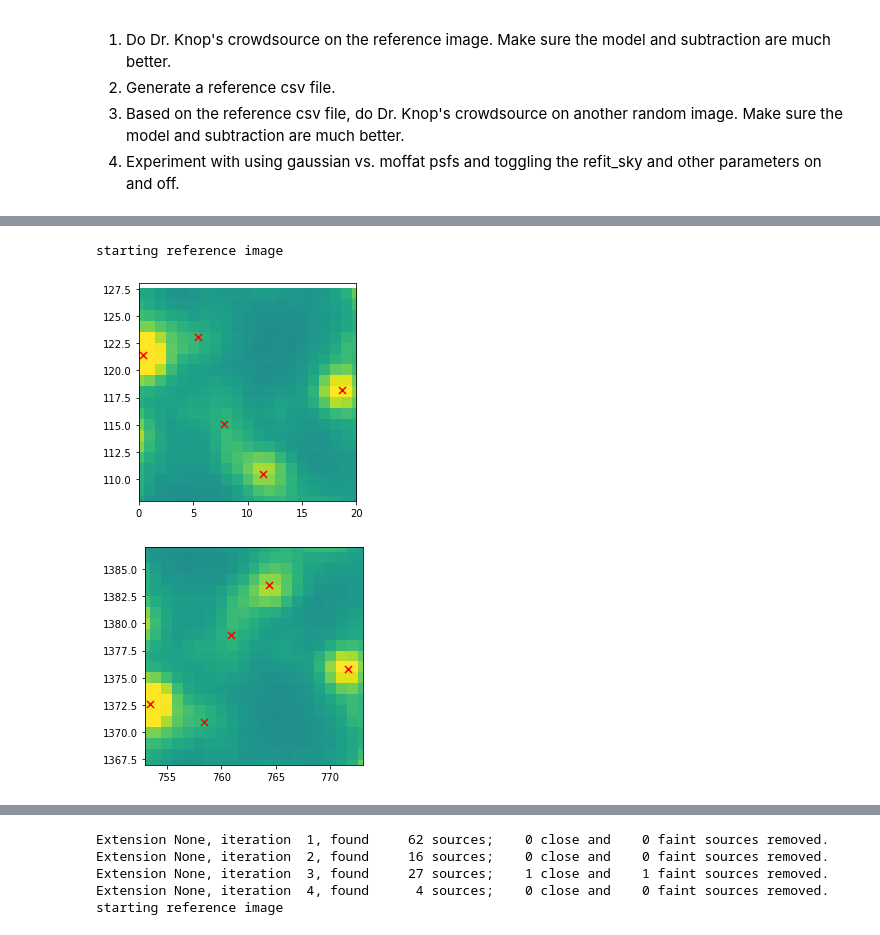
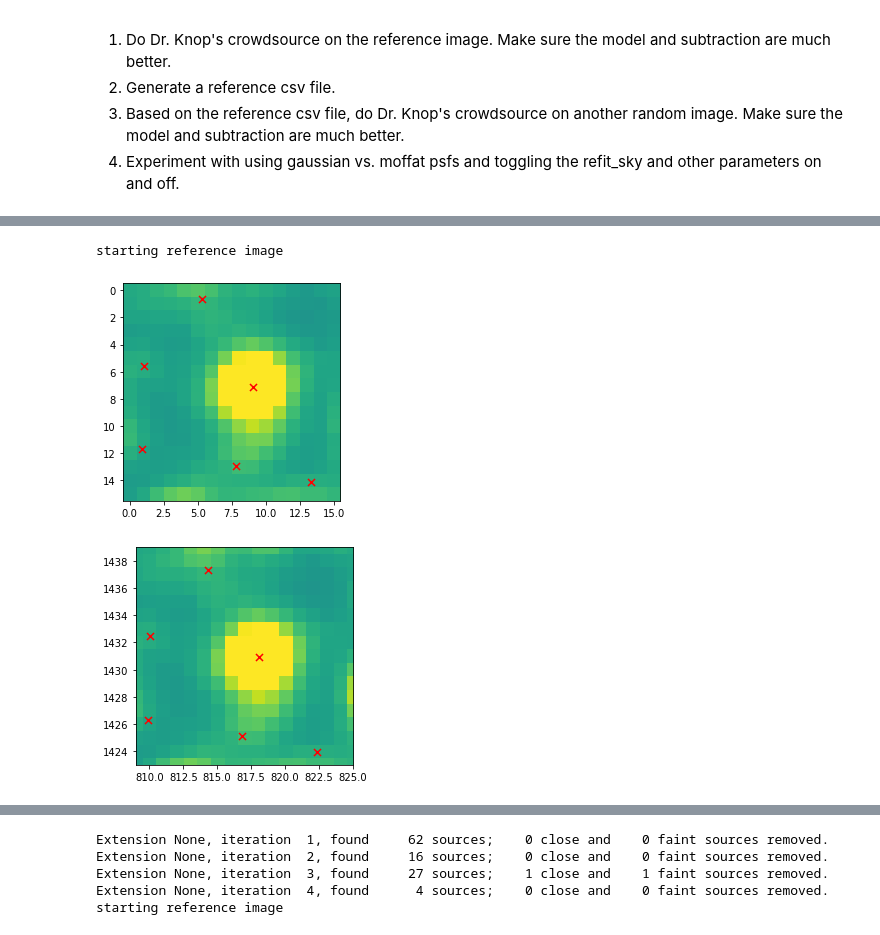
Before and after one commit to GarimaPrabhakar/crowdsource-practice, a Jupyter notebook: crowdsource/run.ipynb, the cells around one changed output, grey strips where cells are left out. Drawn from its saved outputs; the diff is of its cells as text; code cells hidden in the pictures.

```diff
--- a/crowdsource/run.ipynb
+++ b/crowdsource/run.ipynb
@@ -31,7 +36,7 @@ c.close()
 # %%
 # STEP 1: Get Reference Image Centered on Ra/Dec
 
-s = 64
+s = 8
 radec = (270.31177, -28.776405) # Updated ra/dec manually
 radec = (270.31178, -28.77640)
 
@@ -41,9 +46,8 @@ weighthdul = fits.open(wref_fp)
 # imhdul = fits.open(imfnames[0]) # get a file
 # weighthdul = fits.open(wfnames[0])
 
-
 q = Quadrant(imhdul, (2*s, 2*s)) # start a tile
-xrel, yrel = q.get_rel_xy((radec[0], radec[1]))
+xrel, yrel = q.get_rel_xy((radec[0], radec[1])) # change this to get_rel_center because it only does this with a centering...!!!
 
 
 # PLOT QUADRANT IMAGE
@@ -56,6 +60,7 @@ plt.scatter(xrel, yrel, s=50, color = "red", alpha = 1) # plot the center and th
 plt.show()
 
 vmin, vmax = ZScaleInterval().get_limits(weighthdul[1].data)
+# vmin, vmax = -1600, 1600
 plt.imshow(weight, vmin=vmin, vmax=vmax)
 plt.scatter(xrel, yrel, s=50, color = "red", alpha = 1) # plot the center and the x/y for ra/dec
 plt.show()
@@ -119,12 +129,11 @@ plt.scatter(pars[0]["y"], pars[0]["x"], s=50, color = "red", alpha = 1, marker =
 # plt.xlim(40, 128-40)
 # plt.ylim(40, 128-40)
 
-plt.xlim(0, 20)
-plt.ylim(128-20, 128)
+# plt.xlim(0, 64)
+# plt.ylim(128, 128-64)
 # plt.xlim(0, 20)
 # plt.ylim(0, 20)
 plt.show()
-
 
 
 # Calculate the full positions
@@ -137,37 +146,39 @@ x = ypre
 
 ypre = y + s - 1
 
 # ypre = y + s
 xpre = x + s
 
 xref = xpre + ymin
 yref = ypre + xmin
 
+# xref = xpre
+# yref = ypre
 
 
 # Plot the full crowdsource positions over the image, zoom in with xlim/ylim
 
 fig, ax = plt.subplots()
 ax.imshow(imhdul[1].data, vmin=-1600, vmax=1600 )
 ax.scatter(xref, yref, s=50, color = "red", alpha = 1, marker = "x")
 
 
 # points = [(xmin, ymin), (xmin, ymin + 20), (xmin + 20, ymin + 20), (xmin + 20, 0)]
 # points = [(ymin, xmin), (ymin, xmin + 20), (ymin + 20, xmin + 20), (ymin + 20, xmin)]
 # rect = patches.Polygon(points, linewidth=5, edgecolor='r', facecolor='none')
 # ax.add_patch(rect)
 
 plt.xlim(ymin, ymax)
 plt.ylim(xmin, xmax)
 
-plt.xlim(ymin - 0, ymin + 20)
-plt.ylim(xmin - 0, xmin + 20)
+# plt.xlim(ymin - 0, ymin + 64)
+# plt.ylim(xmin - 0, xmin + 64)
 
 plt.show()
 # %% [output]
 starting reference image
-[figure, old version]
+[figure, new version]
-[figure, old version]
+[figure, new version]
 # %%
 # STEP 4: Transform xy full coordinates to Ra/Decs
 
```
Also changed, not shown: parts of 9 cells of this notebook, 5 other files.
